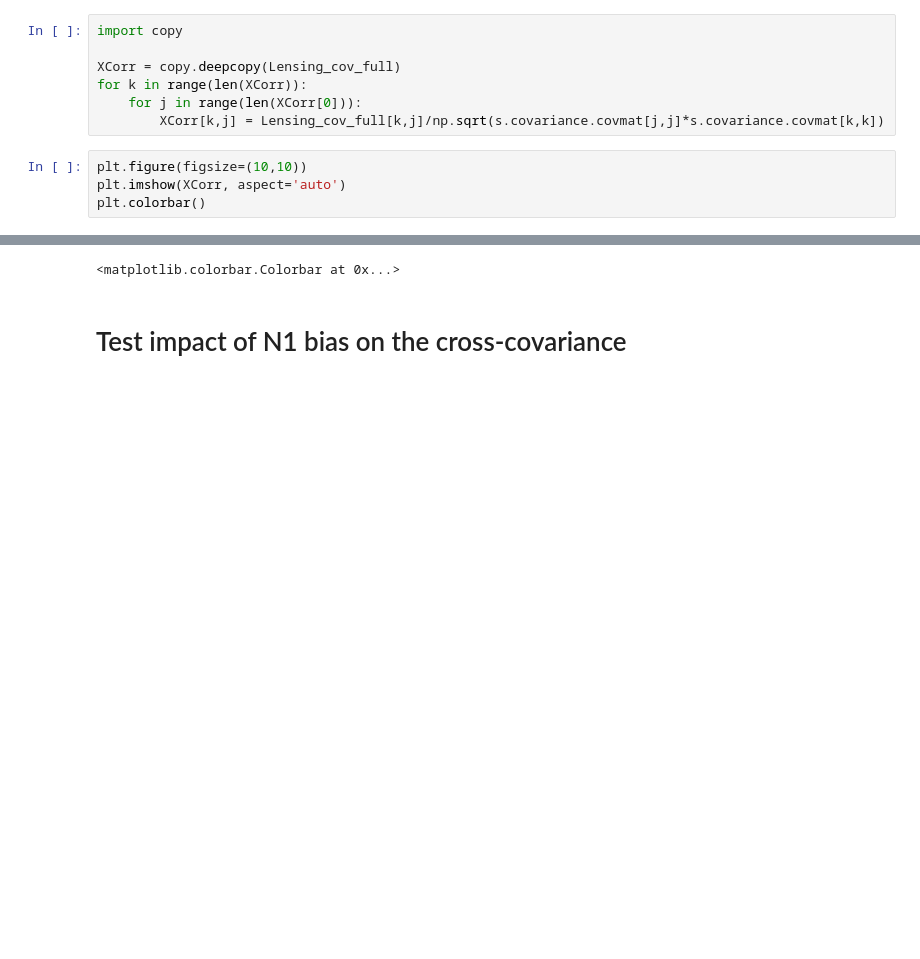
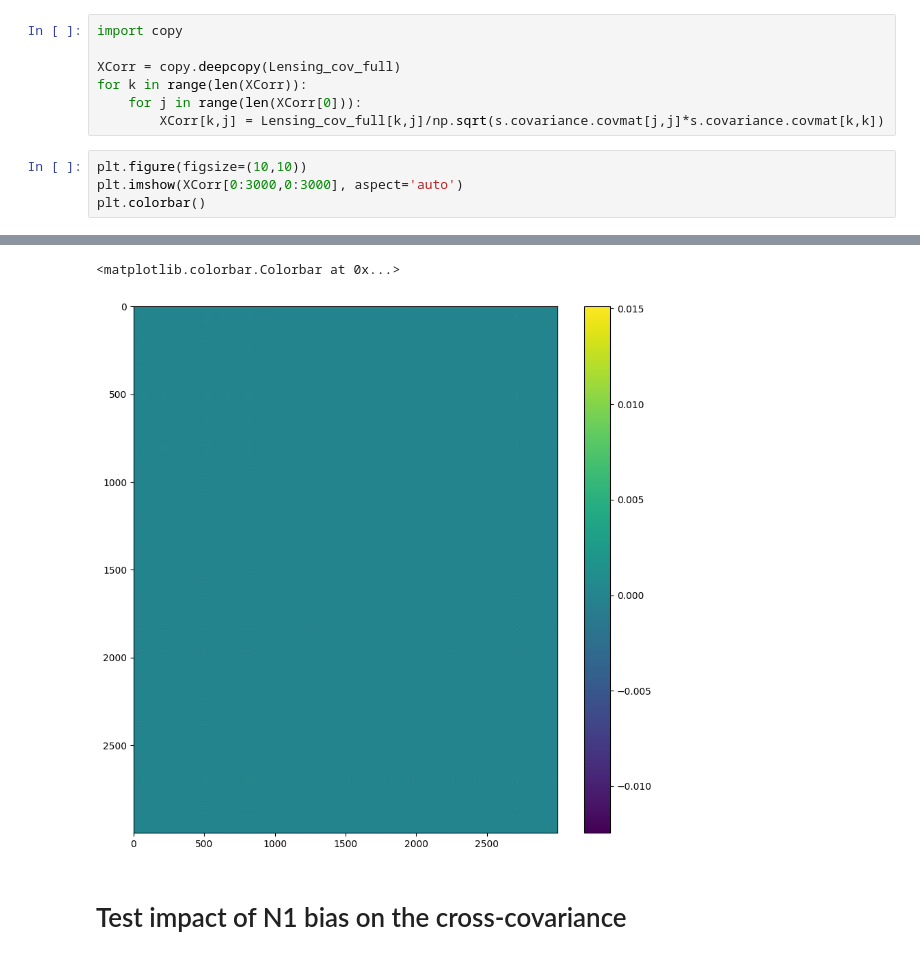
Before and after one commit to simonsobs/SOLikeT, a Jupyter notebook: notebooks/dev/cross_cov/create_cross_covariance.ipynb, the cells around one changed output, grey strips where cells are left out. Cells and saved outputs as stored; diff of their text form; blank space fills up the shorter version.

```diff
--- a/notebooks/dev/cross_cov/create_cross_covariance.ipynb
+++ b/notebooks/dev/cross_cov/create_cross_covariance.ipynb
@@ -200,6 +399,6 @@ for k in range(len(XCorr)):
         XCorr[k,j] = Lensing_cov_full[k,j]/np.sqrt(s.covariance.covmat[j,j]*s.covariance.covmat[k,k])
 # %%
 plt.figure(figsize=(10,10))
-plt.imshow(XCorr, aspect='auto')
+plt.imshow(XCorr[0:3000,0:3000], aspect='auto')
 plt.colorbar()
 # %% [output]
@@ -208,4 +405,5 @@ plt.colorbar()
 <matplotlib.colorbar.Colorbar at 0x...>
+[figure, added]
 # %% [markdown]
 # Test impact of N1 bias on the cross-covariance
 # %%
```
Also changed, not shown: parts of 29 cells of this notebook.
